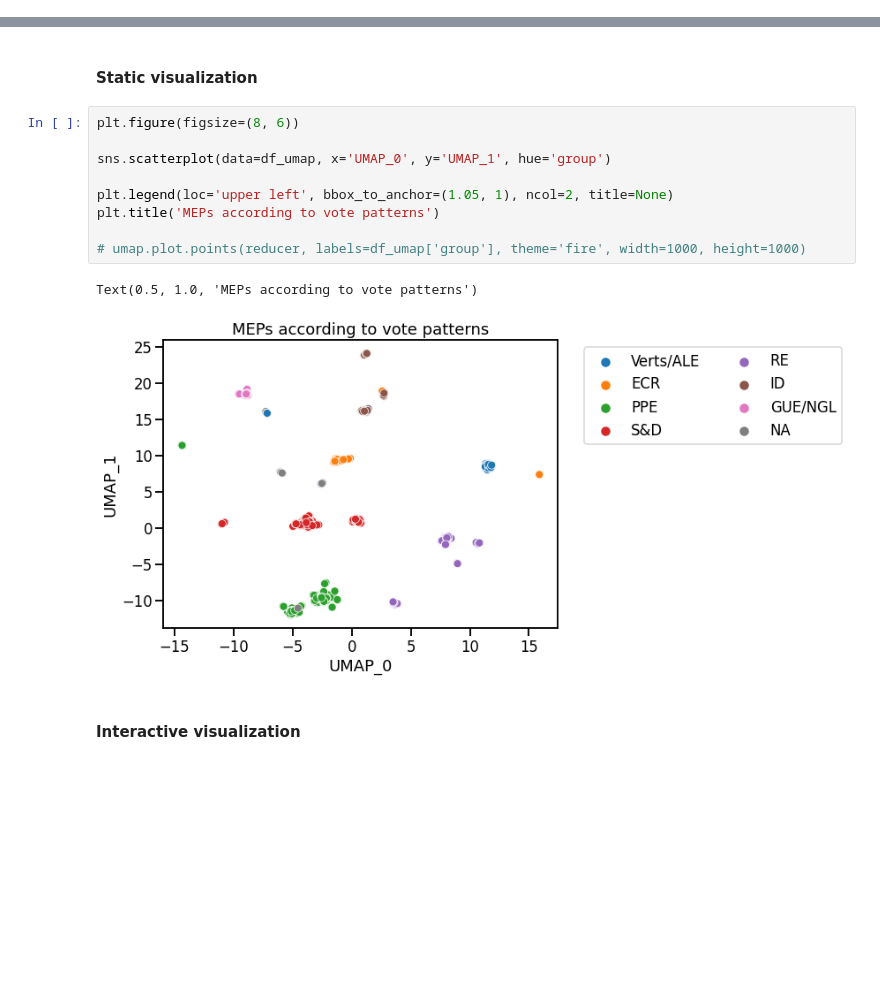
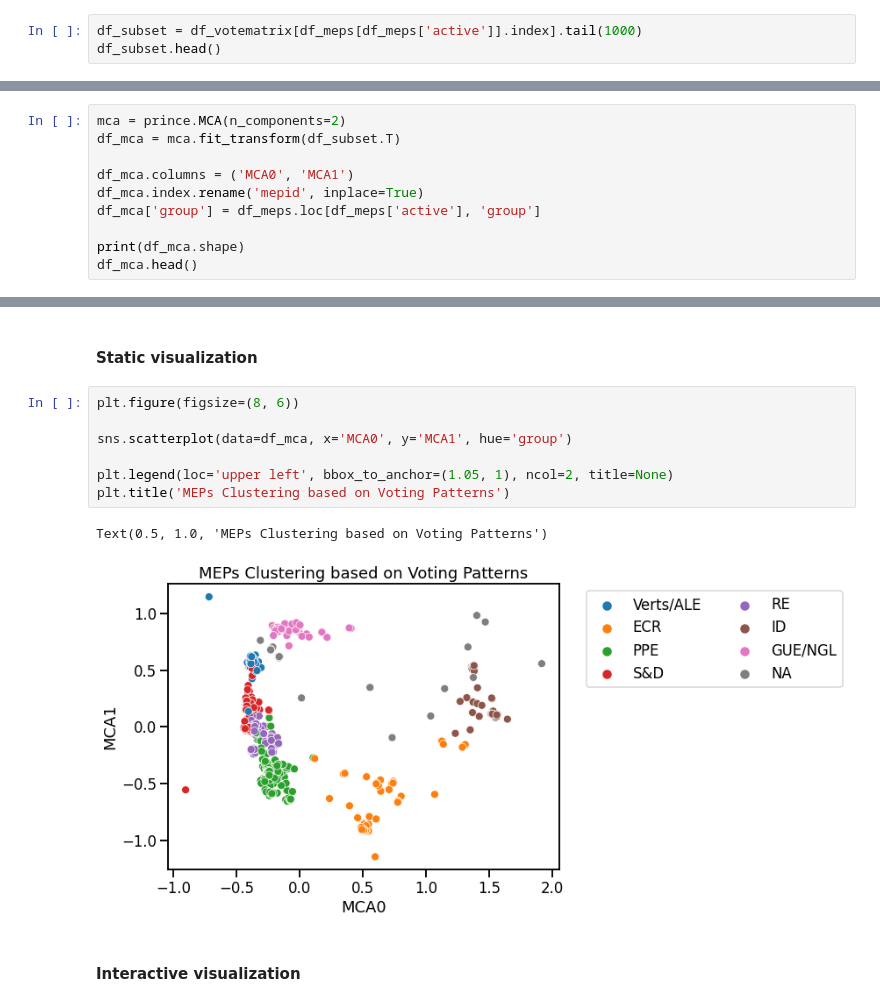
Before and after one commit to kpj/kpj.github.io, a Jupyter notebook: source/mining_visualization/MEP_Statistics.ipynb, the cells around one changed output, grey strips where cells are left out. Saved outputs shown, nothing was run; the diff lists cells and outputs as text; blank space fills up the shorter version.

Commit message:
Replace UMAP with MCA in MEP analysis

```diff
--- a/source/mining_visualization/MEP_Statistics.ipynb
+++ b/source/mining_visualization/MEP_Statistics.ipynb
@@ -298,0 +283,3 @@ matrix
+# %%
+df_subset = df_votematrix[df_meps[df_meps['active']].index].tail(1000)
+df_subset.head()
@@ -336,0 +308,10 @@ df_umap.head()
+# %%
+mca = prince.MCA(n_components=2)
+df_mca = mca.fit_transform(df_subset.T)
+
+df_mca.columns = ('MCA0', 'MCA1')
+df_mca.index.rename('mepid', inplace=True)
+df_mca['group'] = df_meps.loc[df_meps['active'], 'group']
+
+print(df_mca.shape)
+df_mca.head()
@@ -339,15 +329,13 @@ df_umap.head()
 # %%
 plt.figure(figsize=(8, 6))
 
-sns.scatterplot(data=df_umap, x='UMAP_0', y='UMAP_1', hue='group')
+sns.scatterplot(data=df_mca, x='MCA0', y='MCA1', hue='group')
 
 plt.legend(loc='upper left', bbox_to_anchor=(1.05, 1), ncol=2, title=None)
-plt.title('MEPs according to vote patterns')
-
-# umap.plot.points(reducer, labels=df_umap['group'], theme='fire', width=1000, height=1000)
+plt.title('MEPs Clustering based on Voting Patterns')
 # %% [output]
-Text(0.5, 1.0, 'MEPs according to vote patterns')
+Text(0.5, 1.0, 'MEPs Clustering based on Voting Patterns')
-[figure, old version]
+[figure, new version]
 # %% [markdown]
 #### Interactive visualization
 # %%
```
Also changed, not shown: parts of 15 cells of this notebook.
